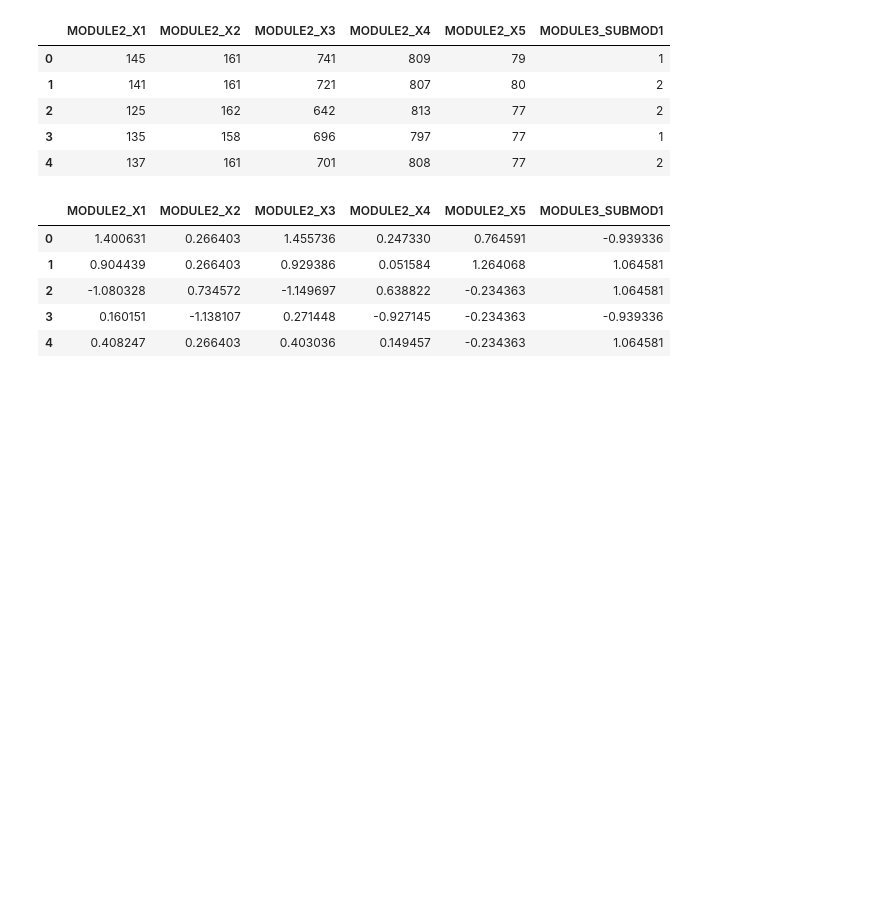
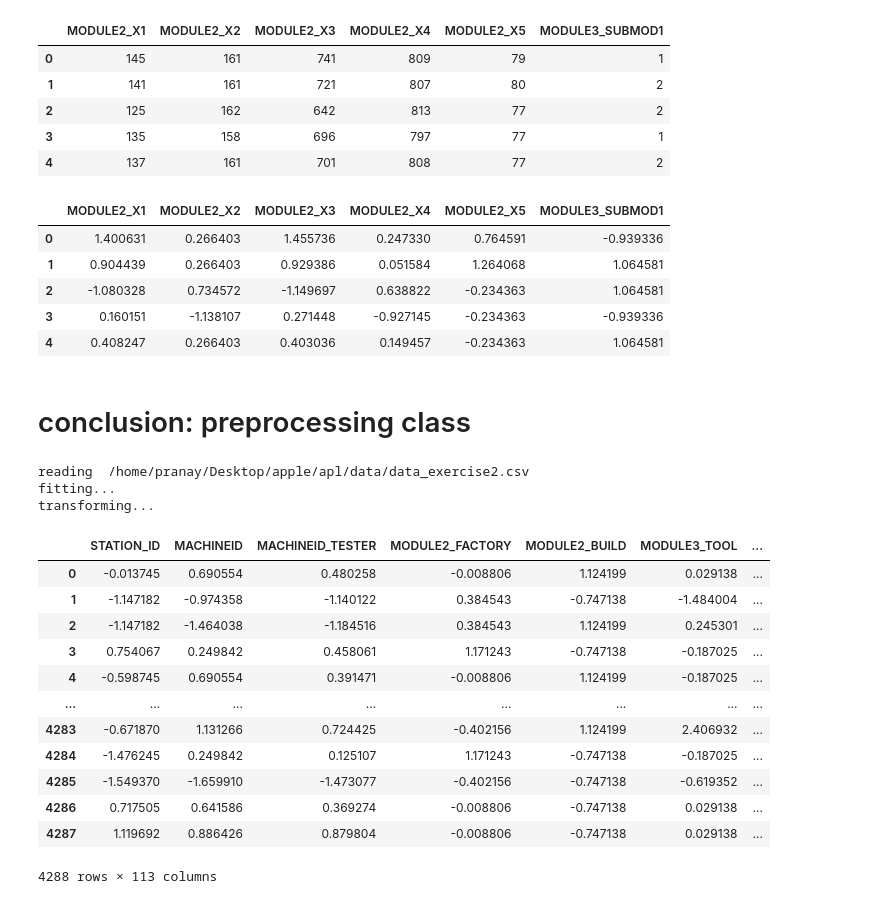
Before and after one commit to pranayrungta/apple, a Jupyter notebook: docs/2.preprocessing.ipynb, the cells around one changed output. Saved outputs shown, nothing was run; the diff lists cells and outputs as text; code cells hidden in the pictures; blank space fills up the shorter version.

```diff
--- a/docs/2.preprocessing.ipynb
+++ b/docs/2.preprocessing.ipynb
@@ -94,3 +94,5 @@ scaled.head()
 | 2 | -1.080328 | 0.734572 | -1.149697 | 0.638822 | -0.234363 | 1.064581 |
 | 3 | 0.160151 | -1.138107 | 0.271448 | -0.927145 | -0.234363 | -0.939336 |
 | 4 | 0.408247 | 0.266403 | 0.403036 | 0.149457 | -0.234363 | 1.064581 |
+# %% [markdown]
+# conclusion: preprocessing class
@@ -96,0 +104,32 @@ scaled.head()
+# %%
+df = read_data()
+df.drop_duplicates(inplace=True)
+df = df[xcolms+[ycolm]]
+# fit ohe over all data
+ohe = fitted_ohe(operations['oneHotEncode'], df)
+
+data = sample(df, ycolm, 3, random_state=1234)
+x,y = data, data[['Failure']]
+p = preprocess(operations, ohe, scale=True)
+p.fit(x,y)
+x = p.transform(x,y)
+# %% [output]
+reading  /home/pranay/Desktop/apple/apl/data/data_exercise2.csv
+fitting...
+transforming...
+# %%
+x
+# %% [output]
+|  | STATION_ID | MACHINEID | MACHINEID_TESTER | MODULE2_FACTORY | MODULE2_BUILD | MODULE3_TOOL | ... |
+| 0 | -0.013745 | 0.690554 | 0.480258 | -0.008806 | 1.124199 | 0.029138 | ... |
+| 1 | -1.147182 | -0.974358 | -1.140122 | 0.384543 | -0.747138 | -1.484004 | ... |
+| 2 | -1.147182 | -1.464038 | -1.184516 | 0.384543 | 1.124199 | 0.245301 | ... |
+| 3 | 0.754067 | 0.249842 | 0.458061 | 1.171243 | -0.747138 | -0.187025 | ... |
+| 4 | -0.598745 | 0.690554 | 0.391471 | -0.008806 | 1.124199 | -0.187025 | ... |
+| ... | ... | ... | ... | ... | ... | ... | ... |
+| 4283 | -0.671870 | 1.131266 | 0.724425 | -0.402156 | 1.124199 | 2.406932 | ... |
+| 4284 | -1.476245 | 0.249842 | 0.125107 | 1.171243 | -0.747138 | -0.187025 | ... |
+| 4285 | -1.549370 | -1.659910 | -1.473077 | -0.402156 | -0.747138 | -0.619352 | ... |
+| 4286 | 0.717505 | 0.641586 | 0.369274 | -0.008806 | -0.747138 | 0.029138 | ... |
+| 4287 | 1.119692 | 0.886426 | 0.879804 | -0.008806 | -0.747138 | 0.029138 | ... |
+4288 rows × 113 columns
```
Also changed, not shown: parts of 1 cell of this notebook, 1 other file.
